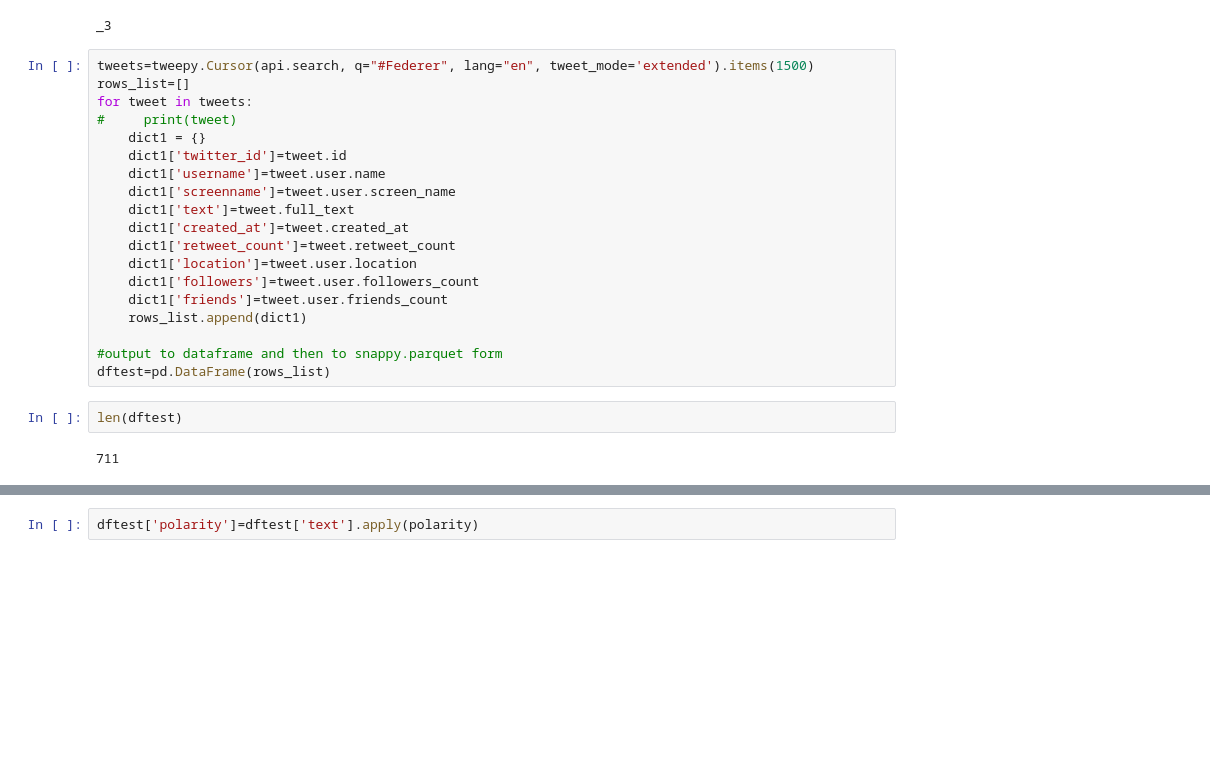
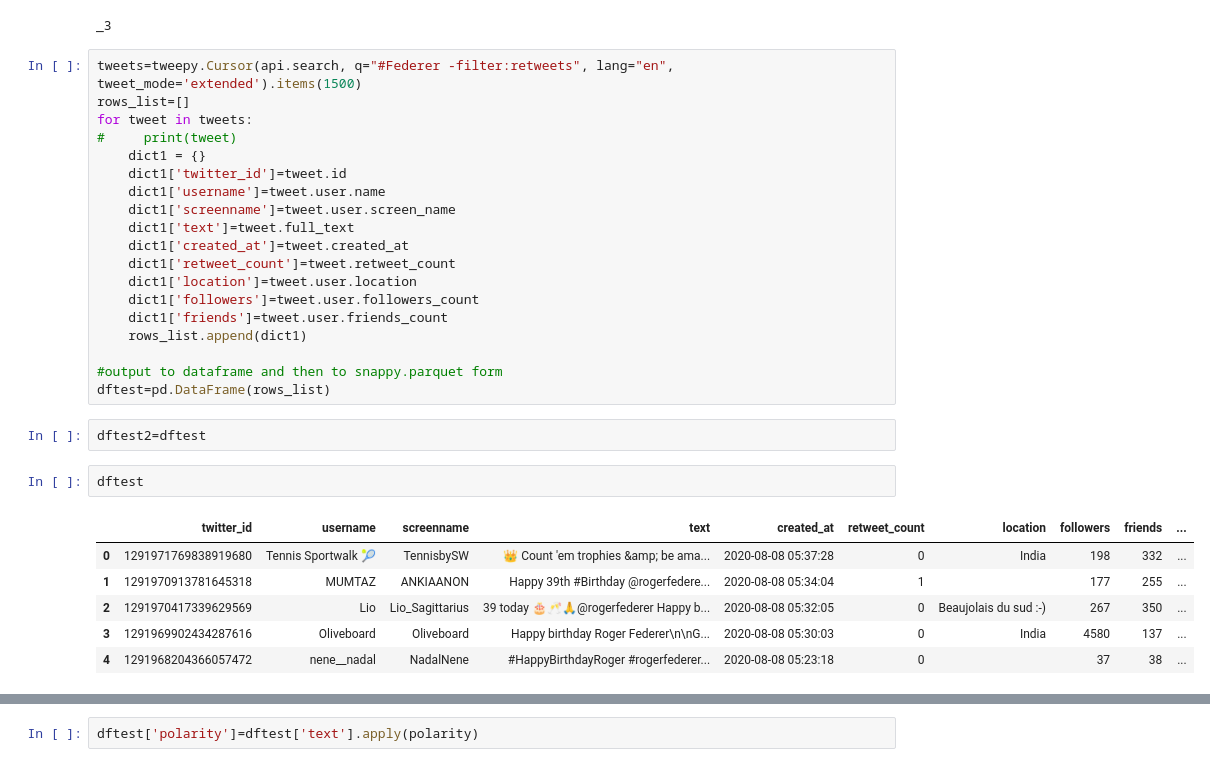
Before and after one commit to wjia26/twitter-sentiment-analysis, a Jupyter notebook: twitter-sent.ipynb, the cells around one changed output, grey strips where cells are left out. Drawn from its saved outputs; the diff is of its cells as text; blank space fills up the shorter version.

```diff
--- a/twitter-sent.ipynb
+++ b/twitter-sent.ipynb
@@ -54,7 +54,7 @@ api = tweepy.API(auth)
 # %% [output]
 _3
 # %%
-tweets=tweepy.Cursor(api.search, q="#Federer", lang="en", tweet_mode='extended').items(1500)
+tweets=tweepy.Cursor(api.search, q="#Federer -filter:retweets", lang="en", tweet_mode='extended').items(1500)
 rows_list=[]
 for tweet in tweets:
 #     print(tweet)
@@ -73,6 +73,13 @@ for tweet in tweets:
 #output to dataframe and then to snappy.parquet form
 dftest=pd.DataFrame(rows_list)
 # %%
-len(dftest)
+dftest2=dftest
-# %% [output]
-711
+# %%
+dftest
+# %% [output]
+|  | twitter_id | username | screenname | text | created_at | retweet_count | location | followers | friends | ... |
+| 0 | 1291971769838919680 | Tennis Sportwalk 🎾 | TennisbySW | 👑 Count 'em trophies &amp; be ama... | 2020-08-08 05:37:28 | 0 | India | 198 | 332 | ... |
+| 1 | 1291970913781645318 | MUMTAZ | ANKIAANON | Happy 39th #Birthday @rogerfedere... | 2020-08-08 05:34:04 | 1 |  | 177 | 255 | ... |
+| 2 | 1291970417339629569 | Lio | Lio_Sagittarius | 39 today 🎂🥂🙏@rogerfederer Happy b... | 2020-08-08 05:32:05 | 0 | Beaujolais du sud :-) | 267 | 350 | ... |
+| 3 | 1291969902434287616 | Oliveboard | Oliveboard | Happy birthday Roger Federer\n\nG... | 2020-08-08 05:30:03 | 0 | India | 4580 | 137 | ... |
+| 4 | 1291968204366057472 | nene__nadal | NadalNene | #HappyBirthdayRoger #rogerfederer... | 2020-08-08 05:23:18 | 0 |  | 37 | 38 | ... |
```
Also changed, not shown: parts of 6 cells of this notebook, 9 other files.
